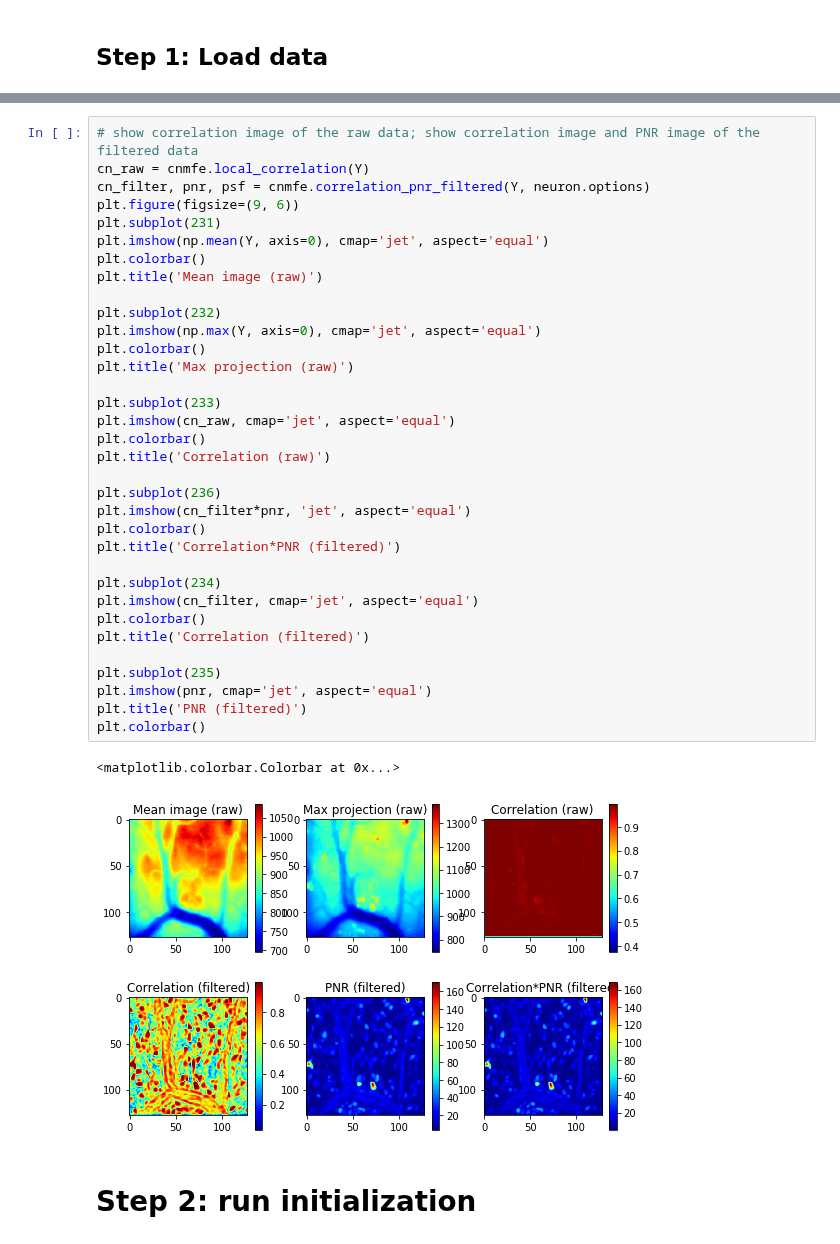
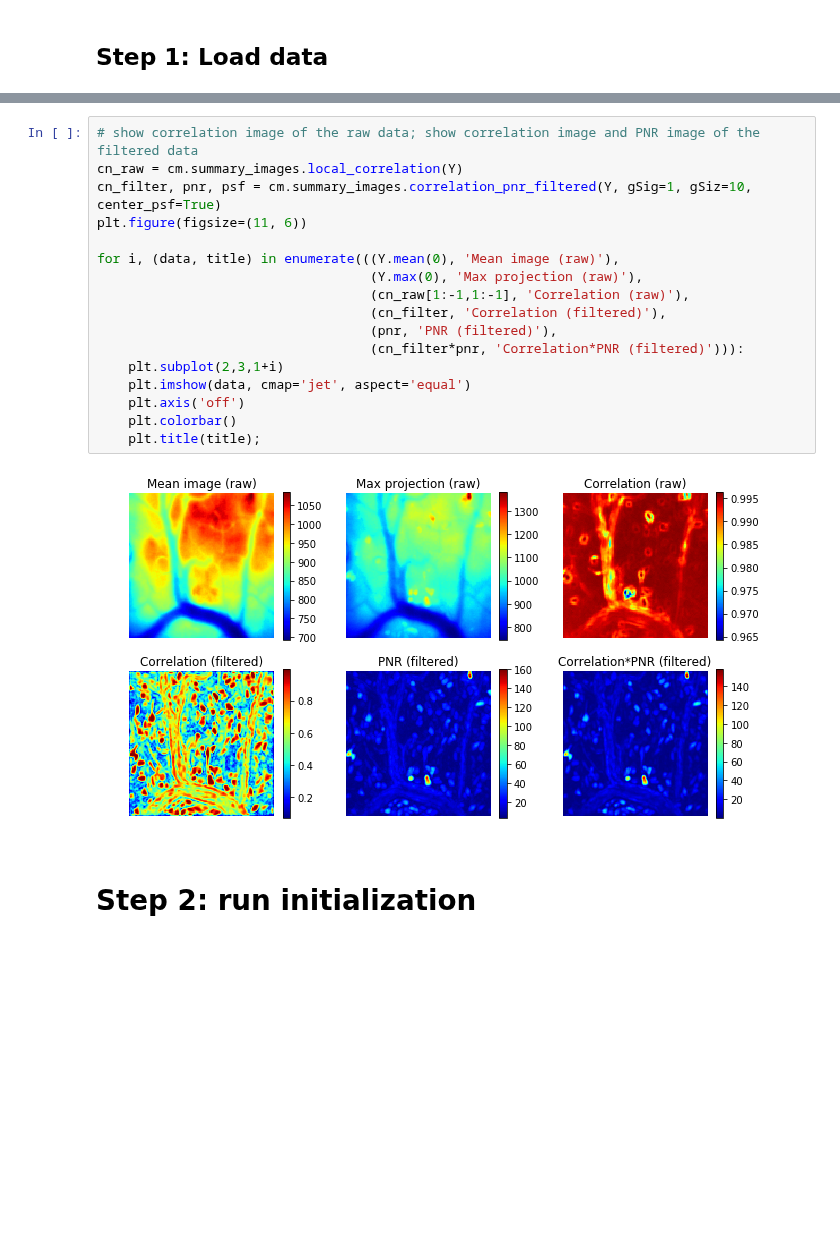
Before and after one commit to flatironinstitute/CaImAn, a Jupyter notebook: demo_cnmfe_2d.ipynb, the cells around one changed output, grey strips where cells are left out. Saved outputs shown, nothing was run; the diff lists cells and outputs as text; blank space fills up the shorter version.

```diff
--- a/demo_cnmfe_2d.ipynb
+++ b/demo_cnmfe_2d.ipynb
@@ -53,40 +26,22 @@ The results will be saved into folder /Users/zhoupc/Dropbox/Liam/caiman/example_
-# %%
-# show correlation image of the raw data; show correlation image and PNR image of the filtered data
-cn_raw = cnmfe.local_correlation(Y)
-cn_filter, pnr, psf = cnmfe.correlation_pnr_filtered(Y, neuron.options)
-plt.figure(figsize=(9, 6))
-plt.subplot(231)
-plt.imshow(np.mean(Y, axis=0), cmap='jet', aspect='equal')
-plt.colorbar()
-plt.title('Mean image (raw)')
-
-plt.subplot(232)
-plt.imshow(np.max(Y, axis=0), cmap='jet', aspect='equal')
-plt.colorbar()
-plt.title('Max projection (raw)')
-
-plt.subplot(233)
-plt.imshow(cn_raw, cmap='jet', aspect='equal')
-plt.colorbar()
-plt.title('Correlation (raw)')
-
-plt.subplot(236)
-plt.imshow(cn_filter*pnr, 'jet', aspect='equal')
-plt.colorbar()
-plt.title('Correlation*PNR (filtered)')
-
-plt.subplot(234)
-plt.imshow(cn_filter, cmap='jet', aspect='equal')
-plt.colorbar()
-plt.title('Correlation (filtered)')
-
-plt.subplot(235)
-plt.imshow(pnr, cmap='jet', aspect='equal')
-plt.title('PNR (filtered)')
-plt.colorbar()
-# %% [output]
-<matplotlib.colorbar.Colorbar at 0x...>
-[figure, removed]
+# %%
+# show correlation image of the raw data; show correlation image and PNR image of the filtered data
+cn_raw = cm.summary_images.local_correlation(Y)
+cn_filter, pnr, psf = cm.summary_images.correlation_pnr_filtered(Y, gSig=1, gSiz=10, center_psf=True)
+plt.figure(figsize=(11, 6))
+
+for i, (data, title) in enumerate(((Y.mean(0), 'Mean image (raw)'),
+                                   (Y.max(0), 'Max projection (raw)'),
+                                   (cn_raw[1:-1,1:-1], 'Correlation (raw)'),
+                                   (cn_filter, 'Correlation (filtered)'),
+                                   (pnr, 'PNR (filtered)'),
+                                   (cn_filter*pnr, 'Correlation*PNR (filtered)'))):
+    plt.subplot(2,3,1+i)
+    plt.imshow(data, cmap='jet', aspect='equal')
+    plt.axis('off')
+    plt.colorbar()
+    plt.title(title);
+# %% [output]
+[figure, added]
 # %% [markdown]
  # Step 2: run initialization
 # %%
```
Also changed, not shown: parts of 11 cells of this notebook, 2 other files.
